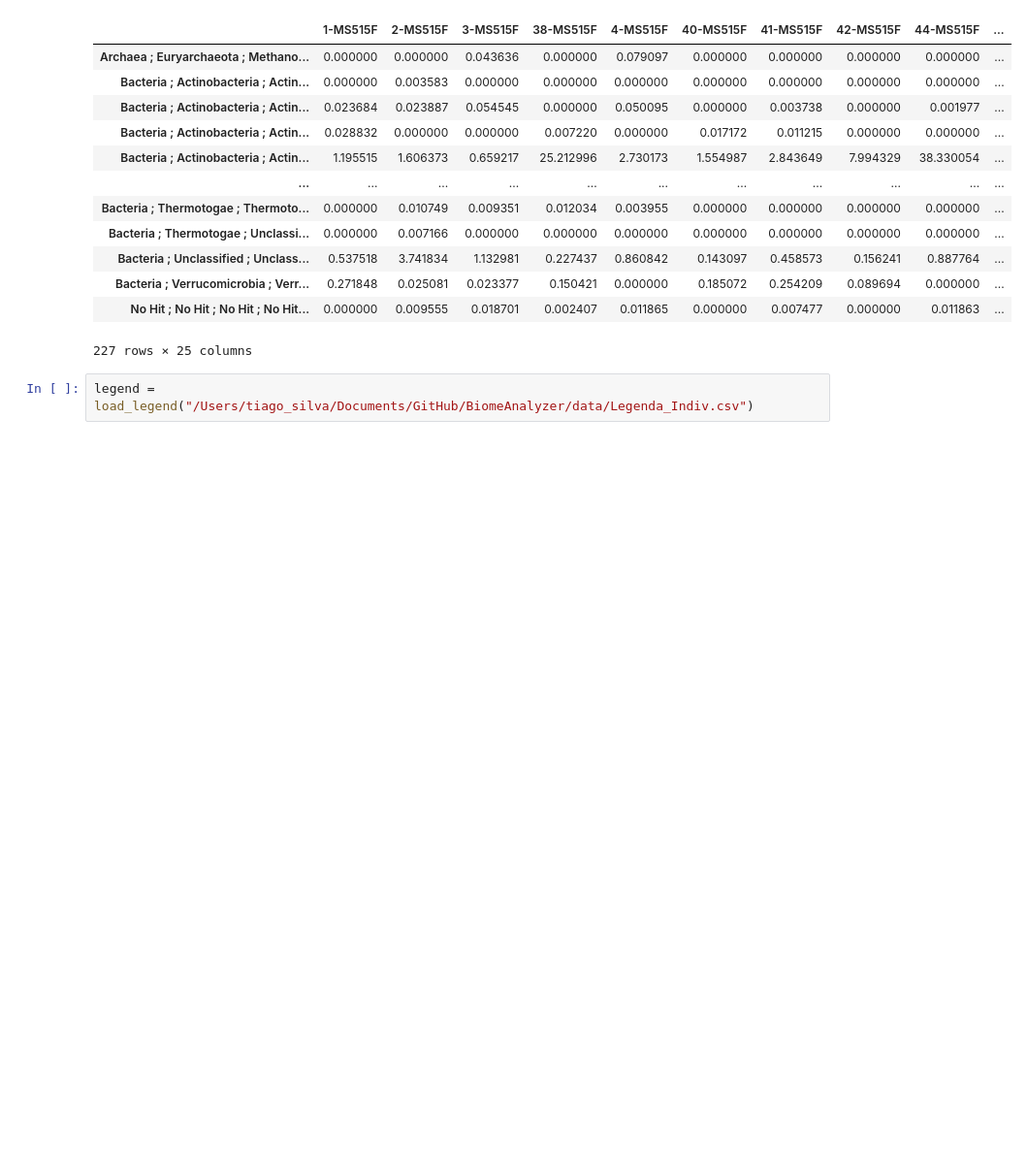
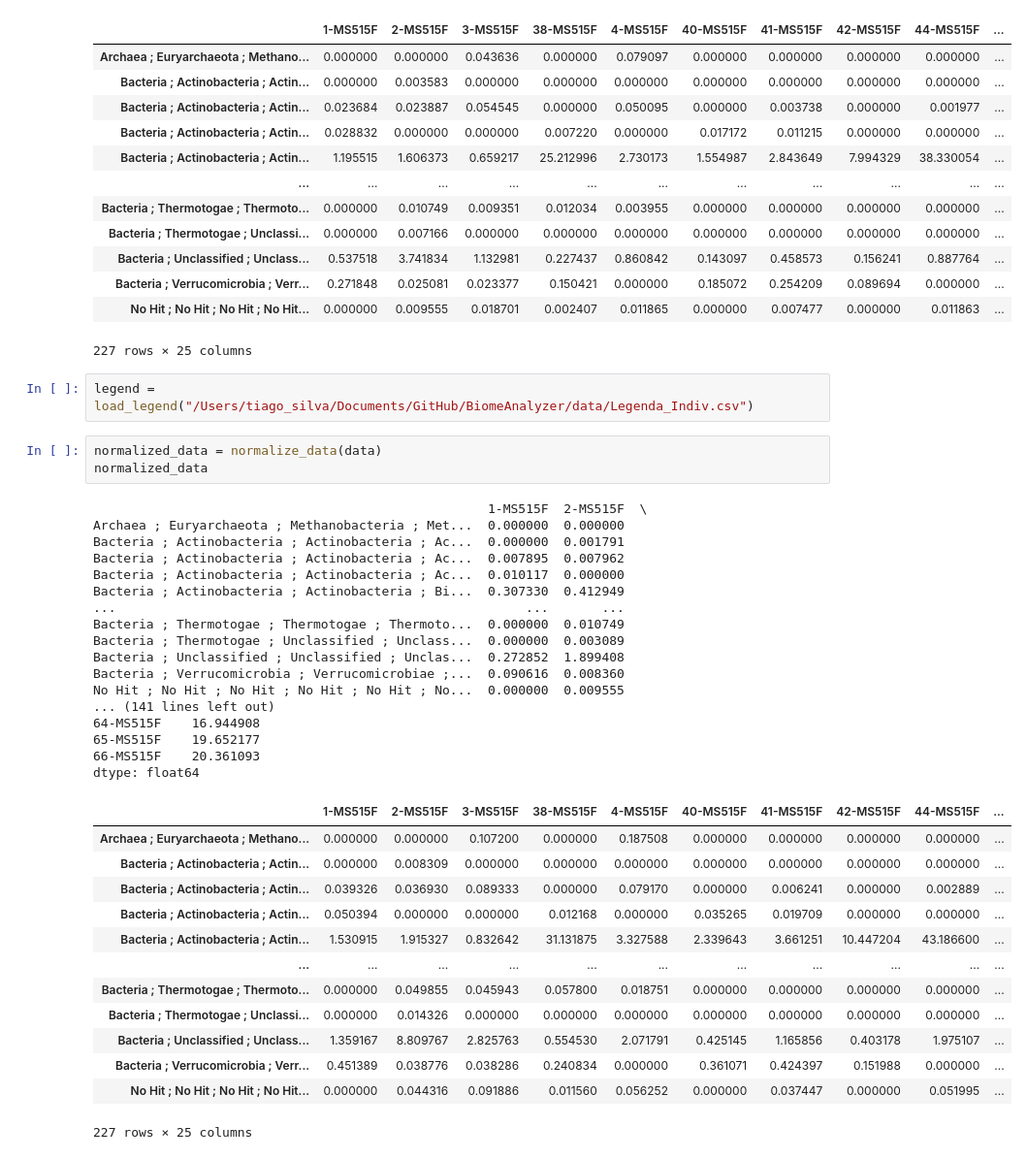
Before and after one commit to tiagosilva4455/BiomeAnalyzer, a Jupyter notebook: TRYS/Package_try.ipynb, the cells around one changed output. Shown at 97% size. Cells and saved outputs as stored; diff of their text form; blank space fills up the shorter version.

```diff
--- a/TRYS/Package_try.ipynb
+++ b/TRYS/Package_try.ipynb
@@ -20,5 +23,39 @@ data
 227 rows × 25 columns
 # %%
 legend = load_legend("/Users/tiago_silva/Documents/GitHub/BiomeAnalyzer/data/Legenda_Indiv.csv")
+# %%
+normalized_data = normalize_data(data)
+normalized_data
+# %% [output]
+                                                    1-MS515F  2-MS515F  \
+Archaea ; Euryarchaeota ; Methanobacteria ; Met...  0.000000  0.000000
+Bacteria ; Actinobacteria ; Actinobacteria ; Ac...  0.000000  0.001791
+Bacteria ; Actinobacteria ; Actinobacteria ; Ac...  0.007895  0.007962
+Bacteria ; Actinobacteria ; Actinobacteria ; Ac...  0.010117  0.000000
+Bacteria ; Actinobacteria ; Actinobacteria ; Bi...  0.307330  0.412949
+...                                                      ...       ...
+Bacteria ; Thermotogae ; Thermotogae ; Thermoto...  0.000000  0.010749
+Bacteria ; Thermotogae ; Unclassified ; Unclass...  0.000000  0.003089
+Bacteria ; Unclassified ; Unclassified ; Unclas...  0.272852  1.899408
+Bacteria ; Verrucomicrobia ; Verrucomicrobiae ;...  0.090616  0.008360
+No Hit ; No Hit ; No Hit ; No Hit ; No Hit ; No...  0.000000  0.009555
+... (141 lines left out)
+64-MS515F    16.944908
+65-MS515F    19.652177
+66-MS515F    20.361093
+dtype: float64
+|  | 1-MS515F | 2-MS515F | 3-MS515F | 38-MS515F | 4-MS515F | 40-MS515F | 41-MS515F | 42-MS515F | 44-MS515F | ... |
+| Archaea ; Euryarchaeota ; Methano... | 0.000000 | 0.000000 | 0.107200 | 0.000000 | 0.187508 | 0.000000 | 0.000000 | 0.000000 | 0.000000 | ... |
+| Bacteria ; Actinobacteria ; Actin... | 0.000000 | 0.008309 | 0.000000 | 0.000000 | 0.000000 | 0.000000 | 0.000000 | 0.000000 | 0.000000 | ... |
+| Bacteria ; Actinobacteria ; Actin... | 0.039326 | 0.036930 | 0.089333 | 0.000000 | 0.079170 | 0.000000 | 0.006241 | 0.000000 | 0.002889 | ... |
+| Bacteria ; Actinobacteria ; Actin... | 0.050394 | 0.000000 | 0.000000 | 0.012168 | 0.000000 | 0.035265 | 0.019709 | 0.000000 | 0.000000 | ... |
+| Bacteria ; Actinobacteria ; Actin... | 1.530915 | 1.915327 | 0.832642 | 31.131875 | 3.327588 | 2.339643 | 3.661251 | 10.447204 | 43.186600 | ... |
+| ... | ... | ... | ... | ... | ... | ... | ... | ... | ... | ... |
+| Bacteria ; Thermotogae ; Thermoto... | 0.000000 | 0.049855 | 0.045943 | 0.057800 | 0.018751 | 0.000000 | 0.000000 | 0.000000 | 0.000000 | ... |
+| Bacteria ; Thermotogae ; Unclassi... | 0.000000 | 0.014326 | 0.000000 | 0.000000 | 0.000000 | 0.000000 | 0.000000 | 0.000000 | 0.000000 | ... |
+| Bacteria ; Unclassified ; Unclass... | 1.359167 | 8.809767 | 2.825763 | 0.554530 | 2.071791 | 0.425145 | 1.165856 | 0.403178 | 1.975107 | ... |
+| Bacteria ; Verrucomicrobia ; Verr... | 0.451389 | 0.038776 | 0.038286 | 0.240834 | 0.000000 | 0.361071 | 0.424397 | 0.151988 | 0.000000 | ... |
+| No Hit ; No Hit ; No Hit ; No Hit... | 0.000000 | 0.044316 | 0.091886 | 0.011560 | 0.056252 | 0.000000 | 0.037447 | 0.000000 | 0.051995 | ... |
+227 rows × 25 columns
 # %%
 legend
```
Also changed, not shown: parts of 8 cells of this notebook, 38 other files.
